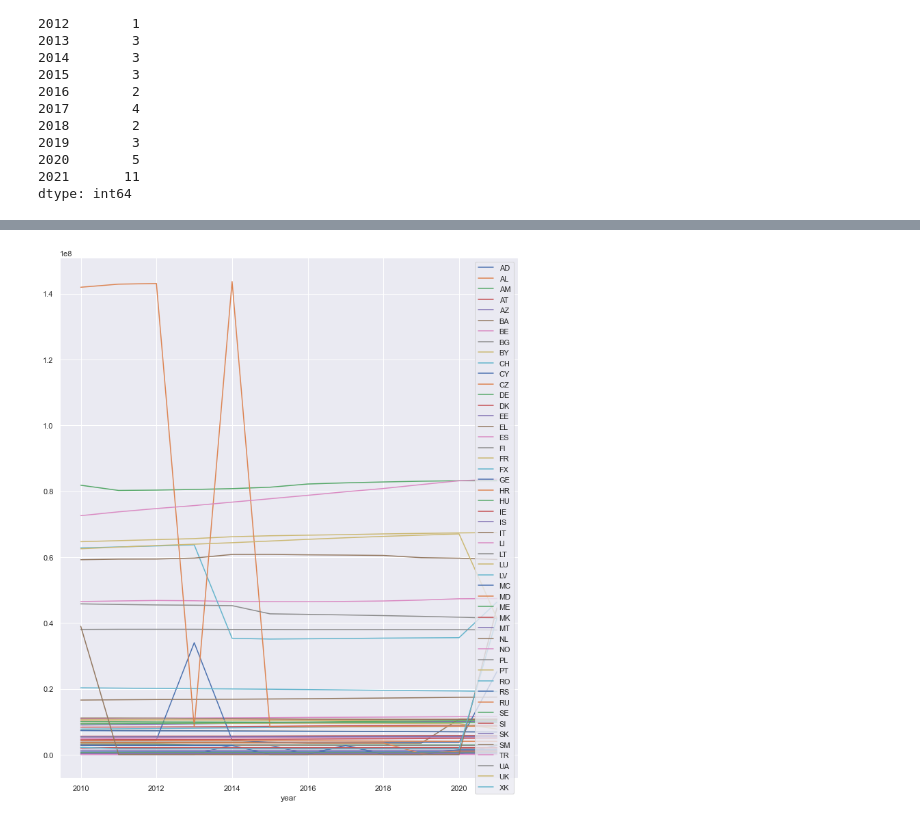
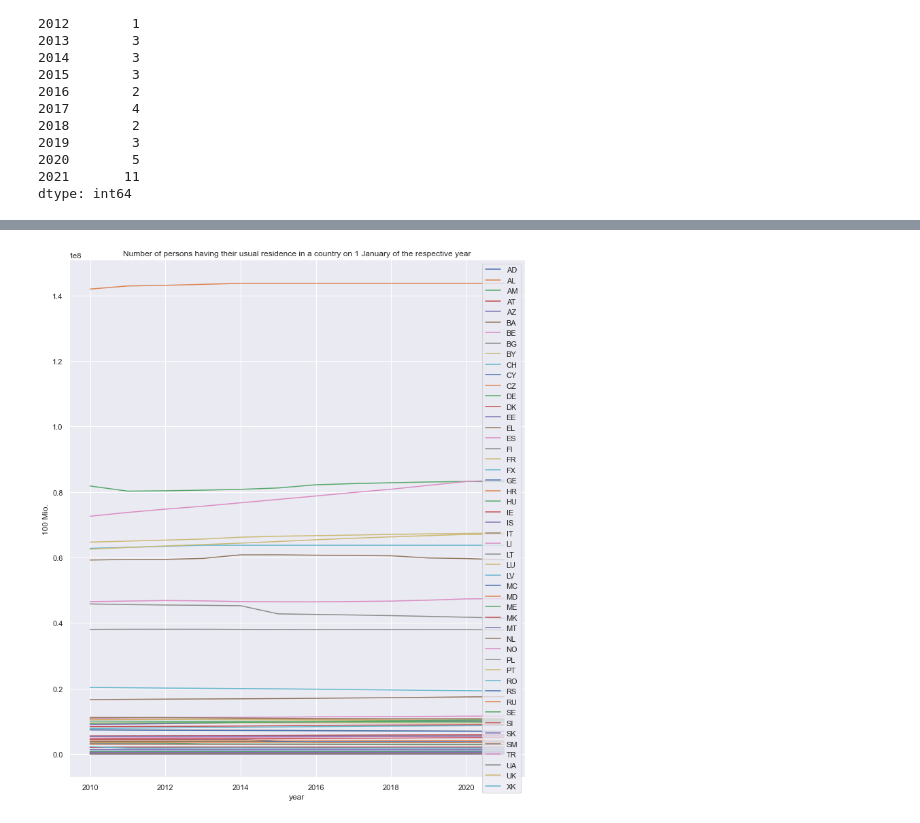
Before and after one commit to Eszti/lang-changes, a Jupyter notebook: notebooks/Alex/population.ipynb, the cells around one changed output, grey strips where cells are left out. Cells and saved outputs as stored; diff of their text form; code cells hidden in the pictures.

```diff
--- a/notebooks/Alex/population.ipynb
+++ b/notebooks/Alex/population.ipynb
@@ -221,8 +219,6 @@ dtype: int64
 data.dtypes # all object
 # -> convert all year columns of DataFrame to numeric (and ignore errors caused by country)
 data = data.apply(pd.to_numeric, errors='ignore')
-# imputation: linear
-data = data.interpolate(method = 'linear', limit_direction = 'both', axis = 0)
 # %%
 # year columns become attribute (pivoting wide to long -> melt())
 # key is country (for each year and country, a row is to be created)
@@ -235,0 +264,5 @@ data.set_index(['year'], inplace = True)
+# %%
+# imputation: linear
+data = data.groupby('country').apply(lambda c:
+  c.interpolate(method = 'linear', limit_direction = 'both', axis = 0))
+data
@@ -236,11 +284,13 @@ data.set_index(['year'], inplace = True)
 # %%
 # -- plot timeseries ----
 sns.set()
+diagTitle = "Number of persons having their usual residence in a country on 1 January of the respective year"
 # 1 plot per country:
 # _ = immigrationData.groupby('country').plot(figsize = [14,20])
 # all countries in 1 plot:
-_ = data.groupby('country')[VALUE_COLNAME].plot(figsize = [12,14], legend=True)
+_ = data.groupby('country')[VALUE_COLNAME].plot(figsize = [12,14], legend=True, title=diagTitle,
+     ylabel = '100 Mio.')
 # %% [output]
-[figure, old version]
+[figure, new version]
 # %%
 # alternative: 1 col/country
```
Also changed, not shown: parts of 8 cells of this notebook, 3 other files.
